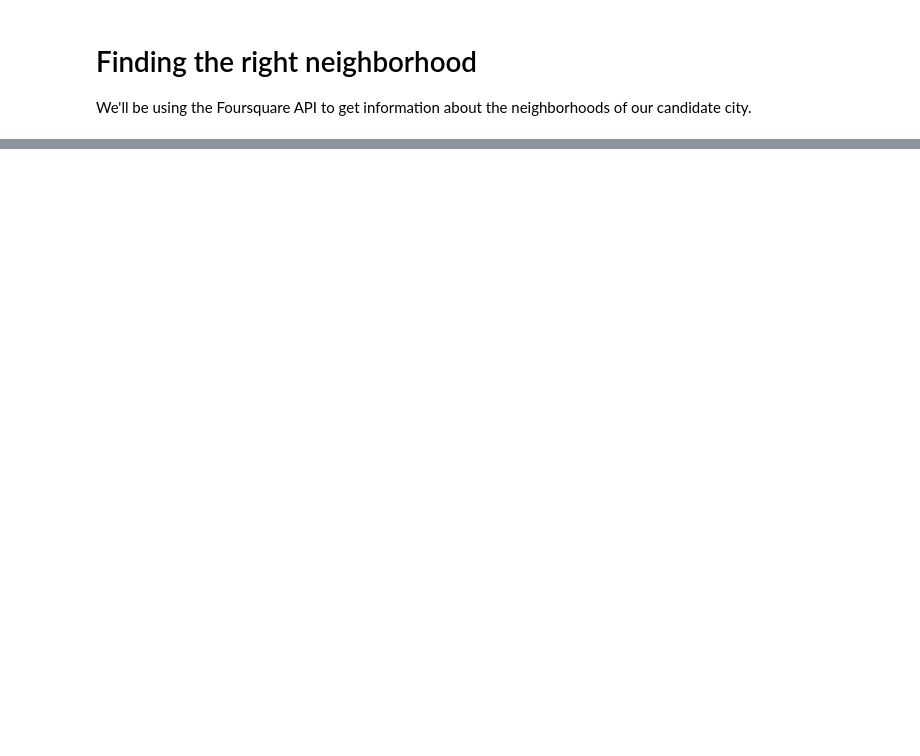
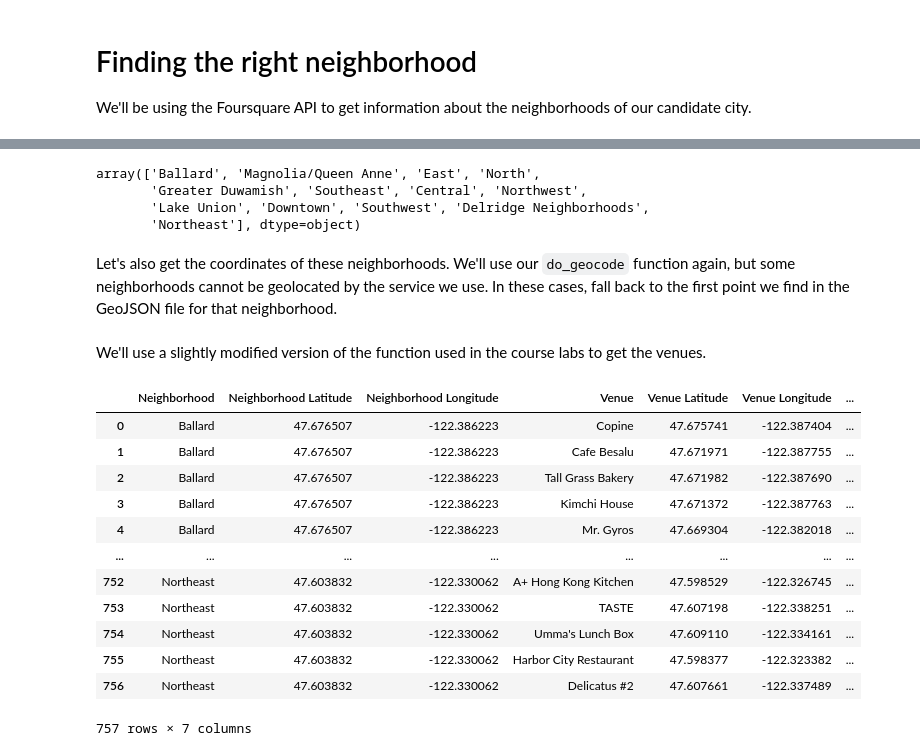
Before and after one commit to TheRealSaluki/Coursera_Capstone, a Jupyter notebook: Battle Of Cities.ipynb, the cells around one changed output, grey strips where cells are left out. Drawn from its saved outputs; the diff is of its cells as text; code cells hidden in the pictures; blank space fills up the shorter version.

```diff
--- a/Battle Of Cities.ipynb
+++ b/Battle Of Cities.ipynb
@@ -360,0 +389,4 @@ We'll be using the Foursquare API to get information about the neighborhoods of
+# %%
+#!curl -O https://raw.githubusercontent.com/seattleio/seattle-boundaries-data/master/data/neighborhoods.geojson
+!curl -O https://raw.githubusercontent.com/seattleflu/website/master/current/src/components/FluMap/geometry/seattle-neighborhoods.geojson
+seattle_neighborhoods = r'seattle-neighborhoods.geojson'
@@ -360,0 +402,5 @@ We'll be using the Foursquare API to get information about the neighborhoods of
+# %%
+with open(seattle_neighborhoods) as f:
+    seattle_neighborhoods_json = json.load(f)
+seattle_neighborhoods_df = pd.io.json.json_normalize(seattle_neighborhoods_json["features"])
+seattle_neighborhoods_df.head()
@@ -360,0 +414,29 @@ We'll be using the Foursquare API to get information about the neighborhoods of
+# %%
+seattle_nnames = seattle_neighborhoods_df['properties.NEIGHBO'].unique()
+seattle_nnames
+# %% [output]
+array(['Ballard', 'Magnolia/Queen Anne', 'East', 'North',
+       'Greater Duwamish', 'Southeast', 'Central', 'Northwest',
+       'Lake Union', 'Downtown', 'Southwest', 'Delridge Neighborhoods',
+       'Northeast'], dtype=object)
+# %% [markdown]
+Let's also get the coordinates of these neighborhoods. We'll use our `do_geocode` function again, but some neighborhoods cannot be geolocated by the service we use. In these cases, fall back to the first point we find in the GeoJSON file for that neighborhood.
+# %%
+def get_neighborhood_first_coords(geojson_df, neighborhood):
+    row = geojson_df[geojson_df['properties.NEIGHBO']==neighborhood].iloc[0]
+    if row['geometry.type']=='Polygon':
+        lon, lat = row['geometry.coordinates'][0][0]
+    elif row['geometry.type']=='MultiPolygon':
+        lon, lat = row['geometry.coordinates'][0][0][0]
+    return [lat, lon]
+
+seattle_n_coords = []
+for neighborhood in seattle_nnames:
+    location = do_geocode(geolocator, f'{neighborhood}, Seattle, USA')
+    try:
+        seattle_n_coords.append([location.latitude, location.longitude])
+    except:
+        # Neighborhoods cannot be geolocated: fall back to the first point in GeoJSON
+        seattle_n_coords.append(get_neighborhood_first_coords(seattle_neighborhoods_df, neighborhood))
+# %% [markdown]
+We'll use a slightly modified version of the function used in the course labs to get the venues.
@@ -360,0 +488,17 @@ We'll be using the Foursquare API to get information about the neighborhoods of
+# %%
+seattle_food = get_venues_near_neighborhoods(seattle_nnames, seattle_n_coords, category='food')
+seattle_food
+# %% [output]
+|  | Neighborhood | Neighborhood Latitude | Neighborhood Longitude | Venue | Venue Latitude | Venue Longitude | ... |
+| 0 | Ballard | 47.676507 | -122.386223 | Copine | 47.675741 | -122.387404 | ... |
+| 1 | Ballard | 47.676507 | -122.386223 | Cafe Besalu | 47.671971 | -122.387755 | ... |
+| 2 | Ballard | 47.676507 | -122.386223 | Tall Grass Bakery | 47.671982 | -122.387690 | ... |
+| 3 | Ballard | 47.676507 | -122.386223 | Kimchi House | 47.671372 | -122.387763 | ... |
+| 4 | Ballard | 47.676507 | -122.386223 | Mr. Gyros | 47.669304 | -122.382018 | ... |
+| ... | ... | ... | ... | ... | ... | ... | ... |
+| 752 | Northeast | 47.603832 | -122.330062 | A+ Hong Kong Kitchen | 47.598529 | -122.326745 | ... |
+| 753 | Northeast | 47.603832 | -122.330062 | TASTE | 47.607198 | -122.338251 | ... |
+| 754 | Northeast | 47.603832 | -122.330062 | Umma's Lunch Box | 47.609110 | -122.334161 | ... |
+| 755 | Northeast | 47.603832 | -122.330062 | Harbor City Restaurant | 47.598377 | -122.323382 | ... |
+| 756 | Northeast | 47.603832 | -122.330062 | Delicatus #2 | 47.607661 | -122.337489 | ... |
+757 rows × 7 columns
```
Also changed, not shown: parts of 29 cells of this notebook.
